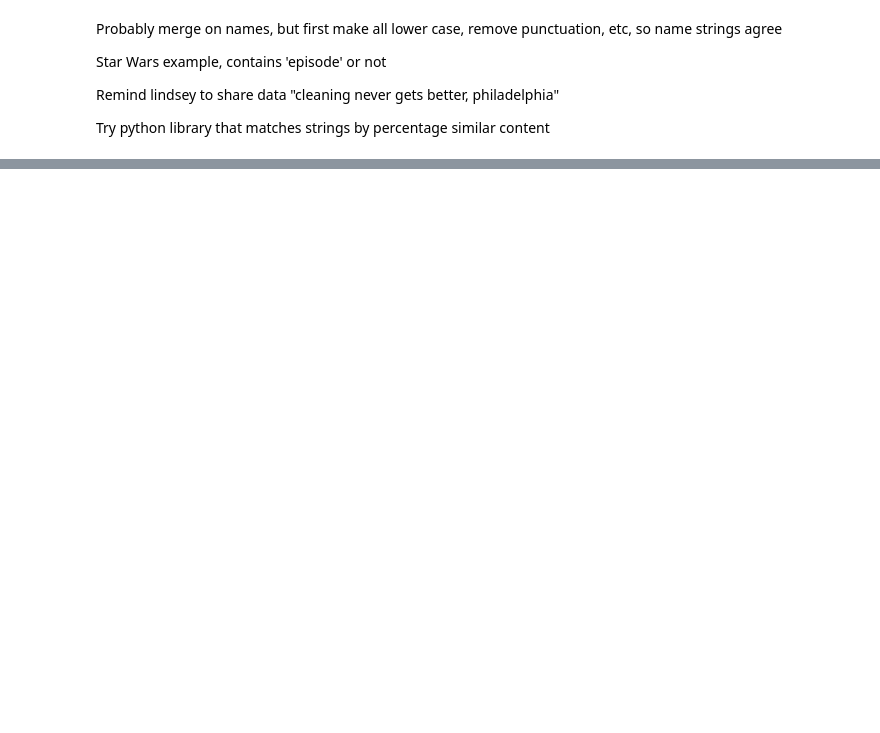
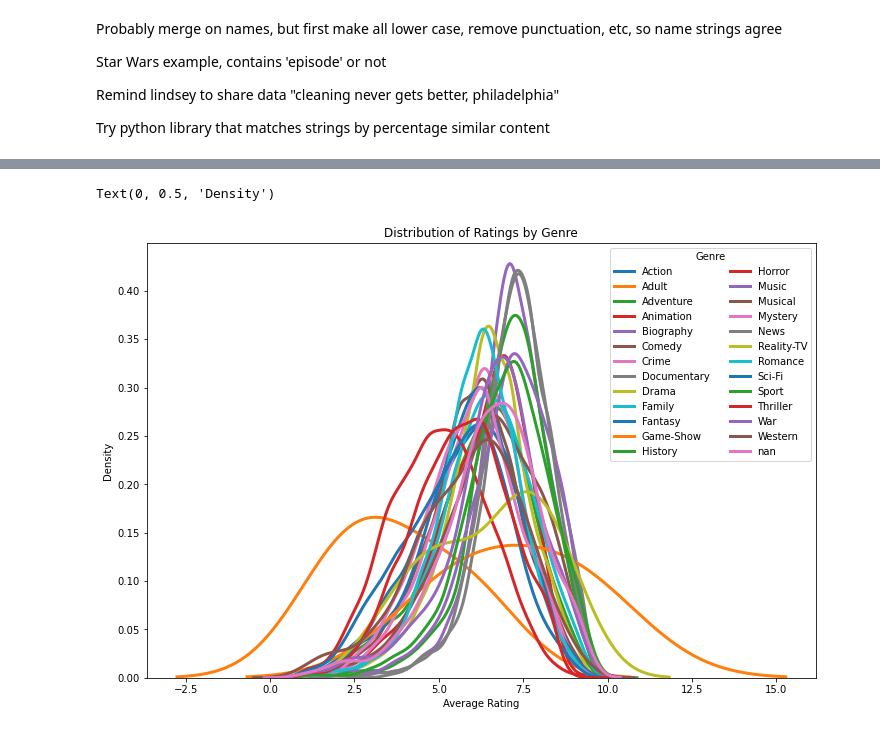
Before and after one commit to jonnyhof/phase1_project, a Jupyter notebook: scratch.ipynb, the cells around one changed output, grey strips where cells are left out. Saved outputs shown, nothing was run; the diff lists cells and outputs as text; code cells hidden in the pictures; blank space fills up the shorter version.

```diff
--- a/scratch.ipynb
+++ b/scratch.ipynb
@@ -36,0 +125,4 @@ Try python library that matches strings by percentage similar content
+# %%
+basics_ratings['list_genres'] = basics_ratings['genres'].map(lambda x: str(x).split(','))
+
+basics_ratings.head()
@@ -36,0 +139,11 @@ Try python library that matches strings by percentage similar content
+# %%
+list_of_genre_types = []
+for i in range(len(basics_ratings)):
+    for x in basics_ratings['list_genres'][i]:
+        if x in list_of_genre_types:
+            continue
+        elif x not in list_of_genre_types:
+            list_of_genre_types.append(x)
+# %%
+list_of_genre_types.sort()
+list_of_genre_types
@@ -36,0 +170,3 @@ Try python library that matches strings by percentage similar content
+# %%
+for genre in list_of_genre_types:
+    basics_ratings[genre] = basics_ratings['list_genres'].map(lambda x: True if (genre in x) else False)
@@ -36,0 +216,20 @@ Try python library that matches strings by percentage similar content
+# %%
+fig, ax = plt.subplots(figsize=(12,8))
+
+for genre in list_of_genre_types:
+    # Subset to the genre
+    subset = basics_ratings[basics_ratings[genre] == True]
+
+    # Draw the density plot
+    sns.distplot(subset['averagerating'], hist = False, kde = True,
+                 kde_kws = {'linewidth': 3},
+                 label = genre)
+
+# Plot formatting
+plt.legend(prop={'size': 10}, title = 'Genre', ncol=2)
+plt.title('Distribution of Ratings by Genre')
+plt.xlabel('Average Rating')
+plt.ylabel('Density')
+# %% [output]
+Text(0, 0.5, 'Density')
+[figure, added]
```
Also changed, not shown: parts of 31 cells of this notebook.
